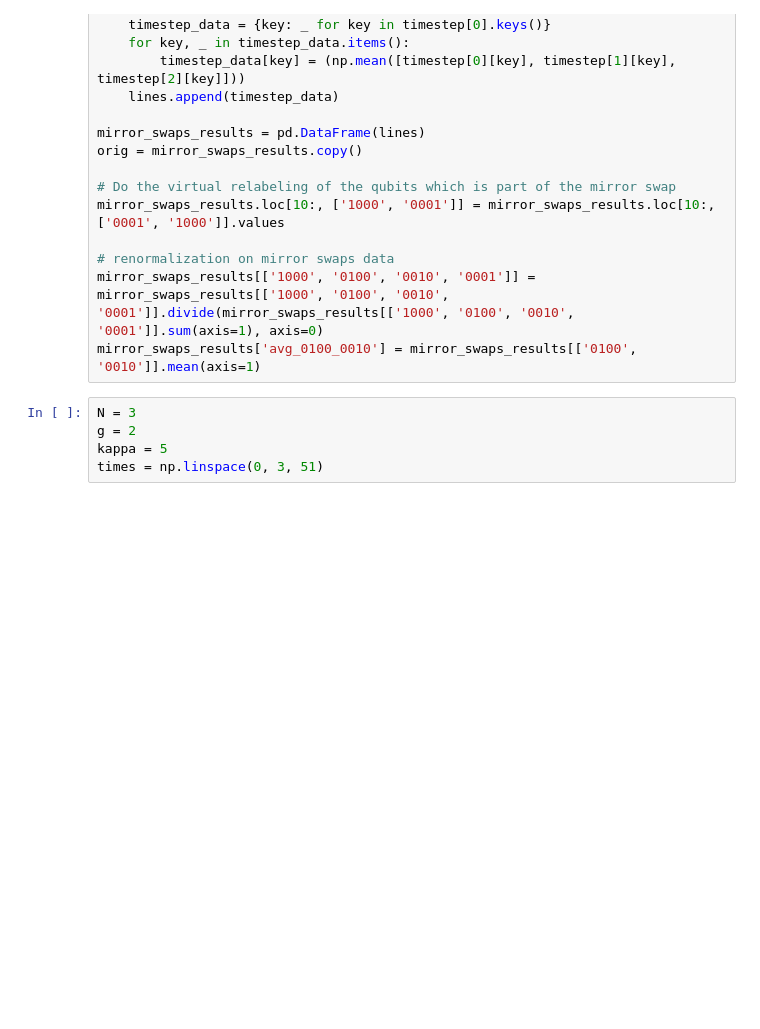
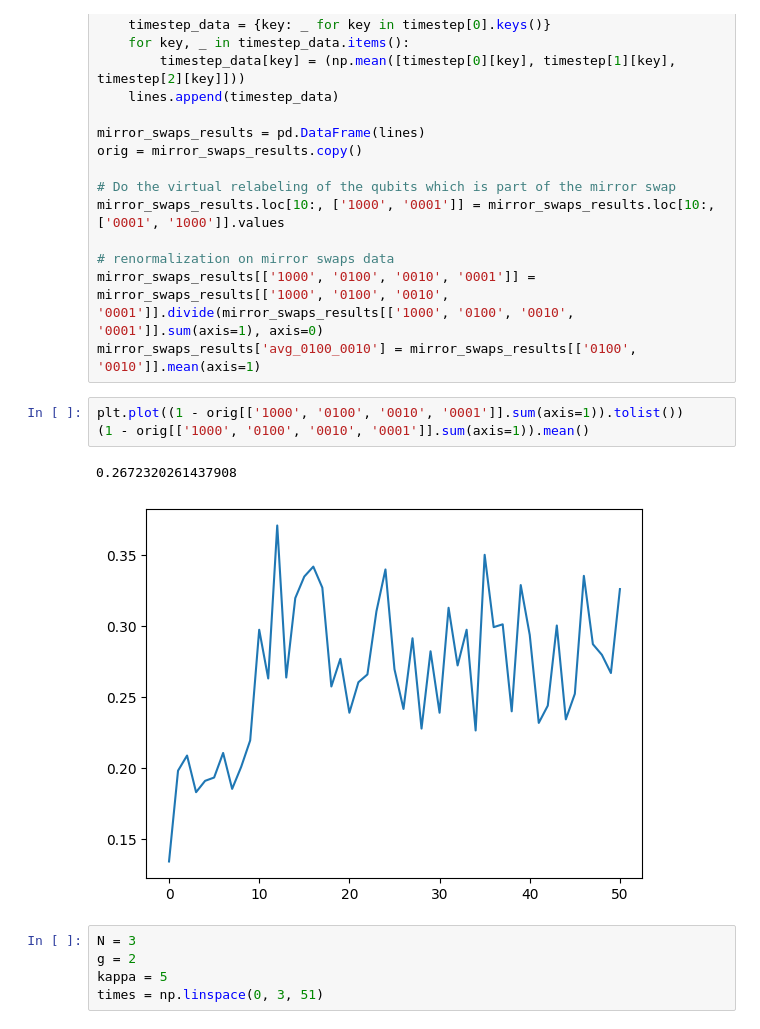
Before and after one commit to radulaski/CQED_quantum_simulation, a Jupyter notebook: notebooks/QSCOUT_mirror_swaps.ipynb, the cells around one changed output. Saved outputs shown, nothing was run; the diff lists cells and outputs as text; blank space fills up the shorter version.

```diff
--- a/notebooks/QSCOUT_mirror_swaps.ipynb
+++ b/notebooks/QSCOUT_mirror_swaps.ipynb
@@ -47,6 +47,12 @@ mirror_swaps_results.loc[10:, ['1000', '0001']] = mirror_swaps_results.loc[10:,
 # renormalization on mirror swaps data
 mirror_swaps_results[['1000', '0100', '0010', '0001']] = mirror_swaps_results[['1000', '0100', '0010', '0001']].divide(mirror_swaps_results[['1000', '0100', '0010', '0001']].sum(axis=1), axis=0)
 mirror_swaps_results['avg_0100_0010'] = mirror_swaps_results[['0100', '0010']].mean(axis=1)
+# %%
+plt.plot((1 - orig[['1000', '0100', '0010', '0001']].sum(axis=1)).tolist())
+(1 - orig[['1000', '0100', '0010', '0001']].sum(axis=1)).mean()
+# %% [output]
+0.2672320261437908
+[figure, added]
 # %%
 N = 3
 g = 2
```
Also changed, not shown: 2 other files.
